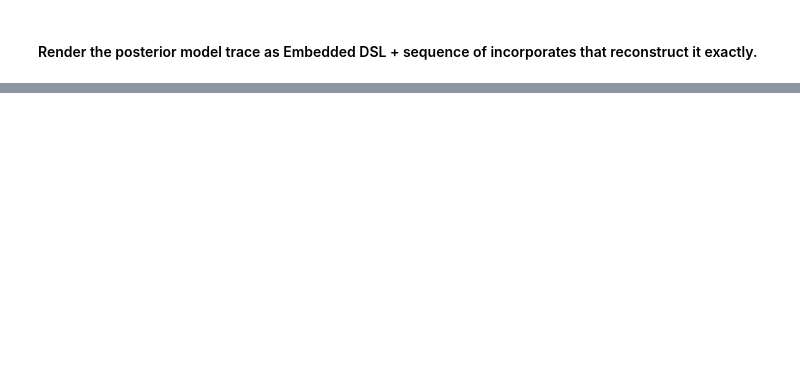
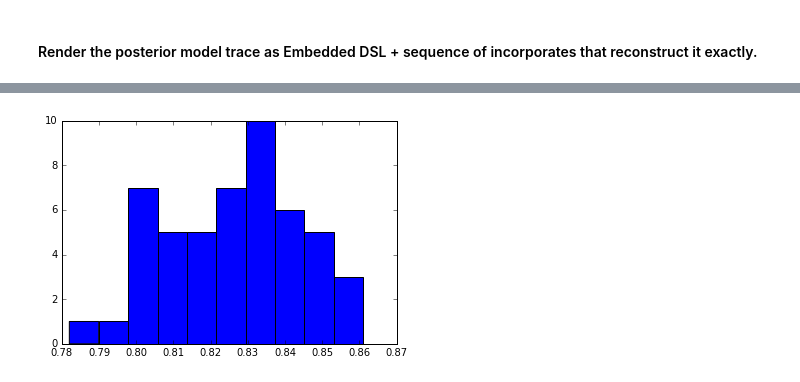
Before and after one commit to probcomp/cgpm2, a Jupyter notebook: notebooks/satellites-synthesis-cgpm.ipynb, the cells around one changed output, grey strips where cells are left out. Saved outputs shown, nothing was run; the diff lists cells and outputs as text; code cells hidden in the pictures; blank space fills up the shorter version.

```diff
--- a/notebooks/satellites-synthesis-cgpm.ipynb
+++ b/notebooks/satellites-synthesis-cgpm.ipynb
@@ -153,0 +216,3 @@ crosscat.incorporate(1166, observation={1: 42, 2: 10, 3: 12, 4: 2, 5: 6, 6: 500.
+# %%
+X = X_imputed[:,covariates]
+y = X_imputed[:,target]
@@ -153,0 +254,38 @@ crosscat.incorporate(1166, observation={1: 42, 2: 10, 3: 12, 4: 2, 5: 6, 6: 500.
+# %%
+def get_predictive_accuracy_cgpm():
+    # Test set.
+    rowids = np.arange(len(y))
+    train_rows = prng.choice(rowids, replace=False, size=800)
+    test_rows = rowids[~np.isin(rowids, train_rows)]
+    X_train = X[train_rows]
+    y_train = y[train_rows]
+    X_test = X[test_rows]
+    y_test = y[test_rows]
+    # Build forest.
+    levels = [schema[i][1]['k'] if schema[i][1] else None for i in covariates]
+    print levels
+    assert len(levels) == len(covariates)
+    distargs = {'k':18, 'levels':levels}
+    forest = RandomForest(outputs=[target], inputs=covariates, distargs=distargs, rng=prng)
+    # Incorporate data.
+    for rowid, (value_output, values_inputs) in enumerate(zip(y_train, X_train)):
+        inputs = dict(zip(covariates, values_inputs))
+        observation = {target: value_output}
+        forest.incorporate(rowid, observation ,inputs)
+    forest.transition()
+    # Fetch predictions (rebuild for testing only).
+    metadata = forest.to_metadata()
+    forest = RandomForest.from_metadata(metadata, prng)
+    y_prediction = []
+    for (value_output, values_inputs) in zip(y_test, X_test):
+        inputs = dict(zip(covariates, values_inputs))
+        samples_dict = forest.simulate(None, forest.outputs, inputs=inputs, N=100)
+        samples_list = [s[target] for s in samples_dict]
+        counter = Counter(samples_list)
+        prediction = counter.most_common(1)[0][0]
+        y_prediction.append(prediction)
+    return accuracy_score(y_prediction, y_test)
+# %%
+accuracies1 = [get_predictive_accuracy_cgpm() for _i in xrange(50)]
+print np.mean(accuracies1)
+accuracies1
@@ -153,0 +327,6 @@ crosscat.incorporate(1166, observation={1: 42, 2: 10, 3: 12, 4: 2, 5: 6, 6: 500.
+# %%
+%matplotlib inline
+import matplotlib.pyplot as plt
+plt.hist(accuracies1);
+# %% [output]
+[figure, added]
```
Also changed, not shown: parts of 27 cells of this notebook.
